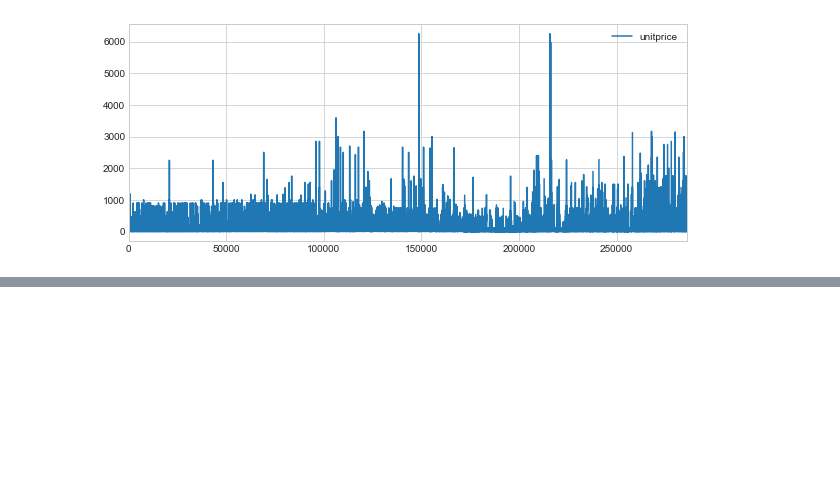
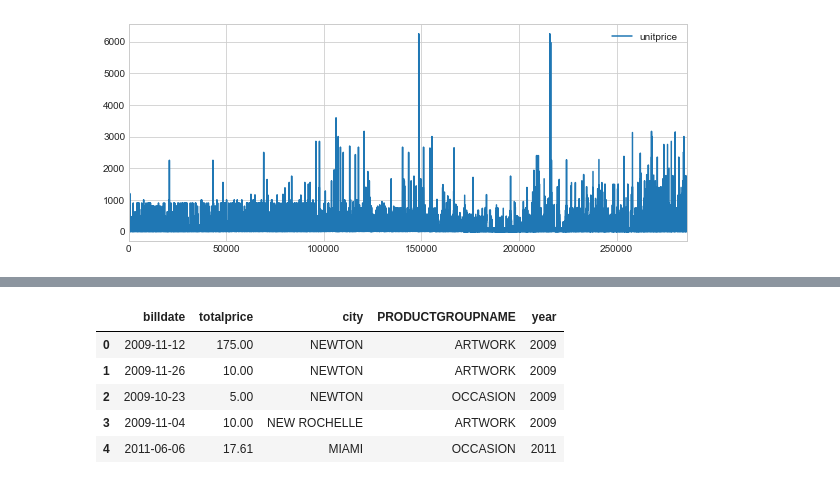
Before and after one commit to MariuszWroc/dataScience, a Jupyter notebook: SQL import.ipynb, the cells around one changed output, grey strips where cells are left out. Cells and saved outputs as stored; diff of their text form; code cells hidden in the pictures; blank space fills up the shorter version.

```diff
--- a/SQL import.ipynb
+++ b/SQL import.ipynb
@@ -153,0 +160,11 @@ dataFrame.groupby(["PRODUCTGROUPNAME"]).mean()
+# %%
+gamesDF["year"] = gamesDF["billdate"].str[:-15].astype(np.int64)
+gamesDF["billdate"] = gamesDF["billdate"].str[:-9]
+gamesDF.head()
+# %% [output]
+|  | billdate | totalprice | city | PRODUCTGROUPNAME | year |
+| 0 | 2009-11-12 | 175.00 | NEWTON | ARTWORK | 2009 |
+| 1 | 2009-11-26 | 10.00 | NEWTON | ARTWORK | 2009 |
+| 2 | 2009-10-23 | 5.00 | NEWTON | OCCASION | 2009 |
+| 3 | 2009-11-04 | 10.00 | NEW ROCHELLE | ARTWORK | 2009 |
+| 4 | 2011-06-06 | 17.61 | MIAMI | OCCASION | 2011 |
```
Also changed, not shown: parts of 10 cells of this notebook.
